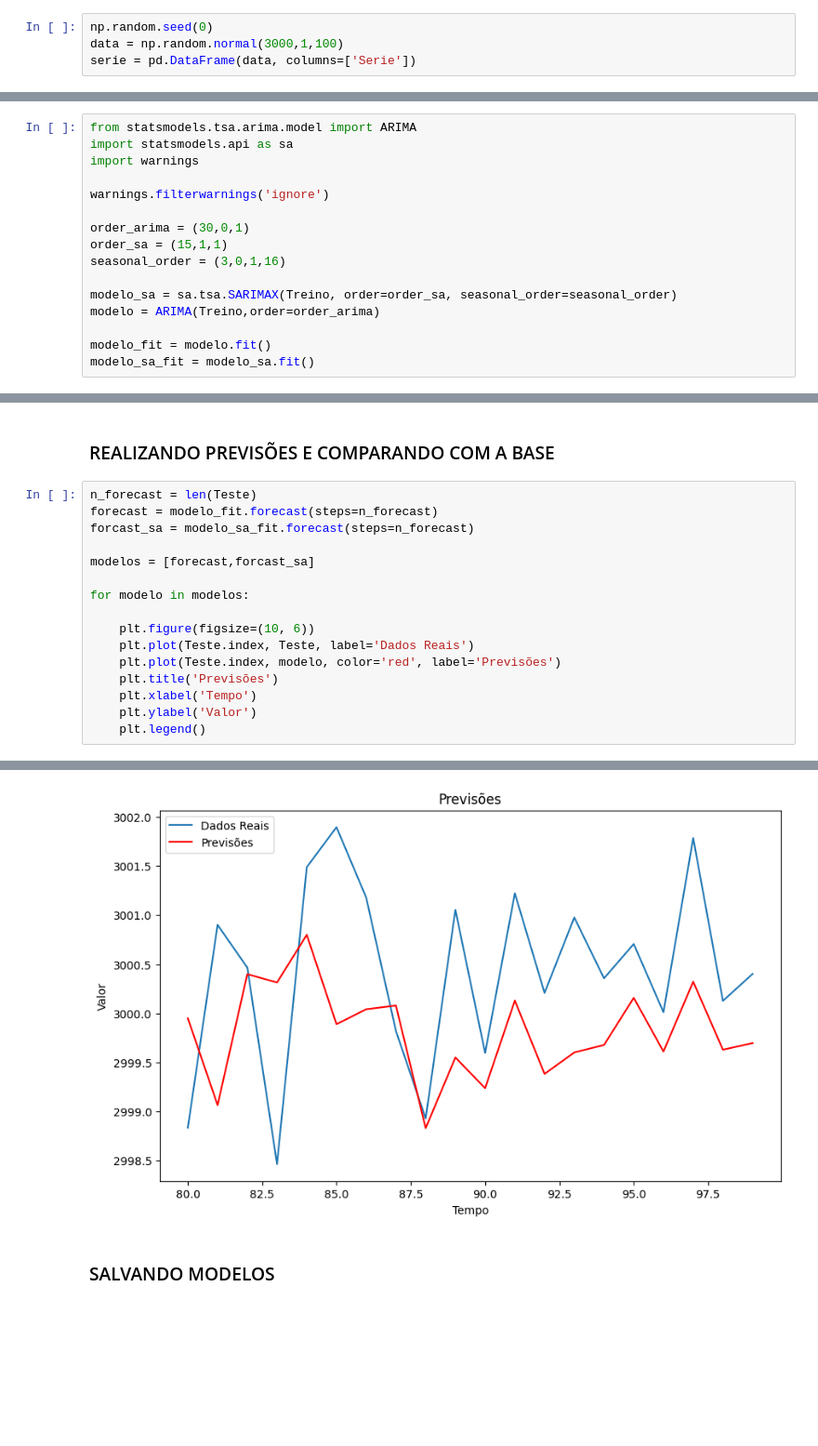
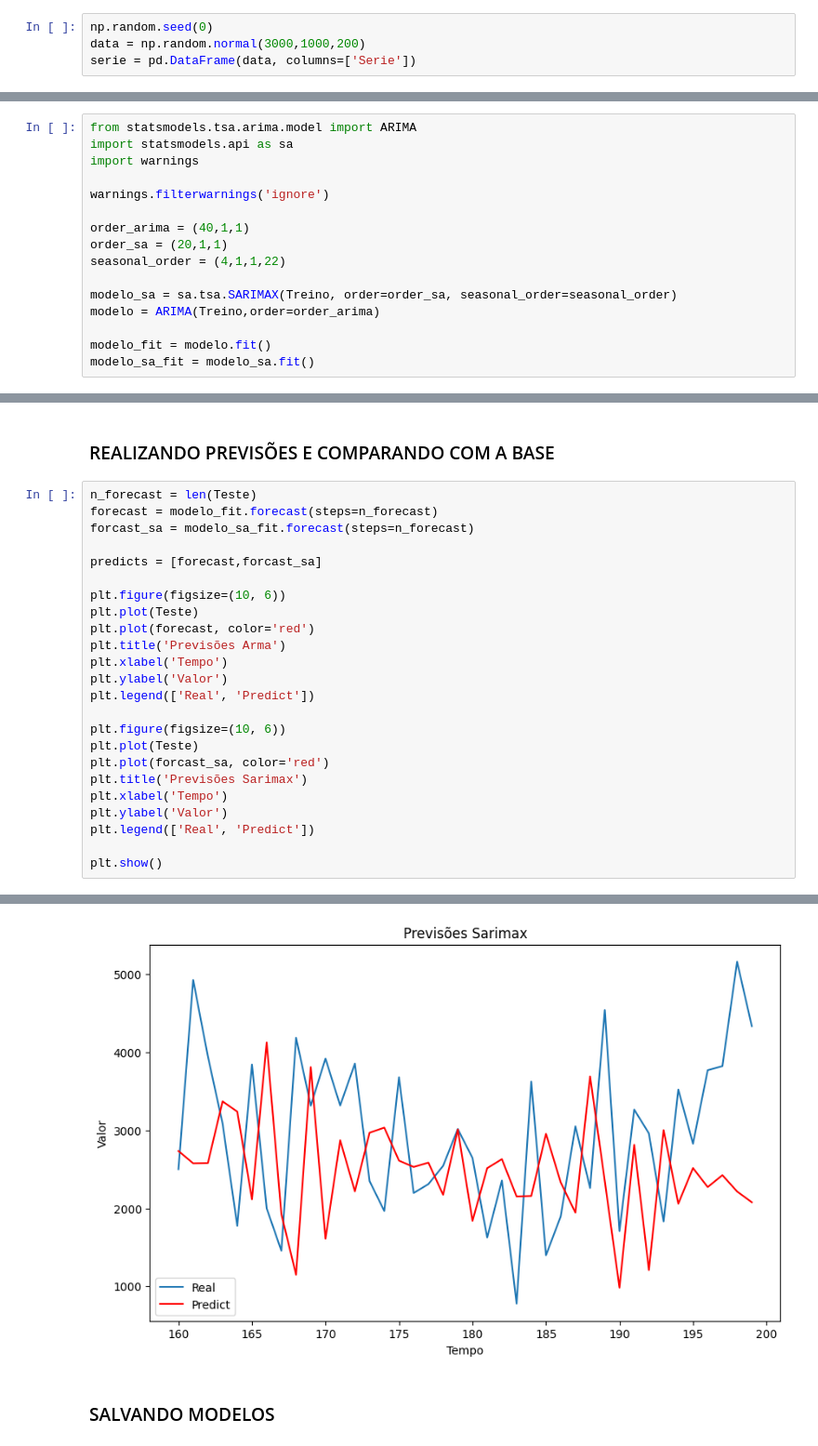
Before and after one commit to Marcosmbd/arima_sarimax_models, a Jupyter notebook: arima_sarimax_models.ipynb, the cells around one changed output, grey strips where cells are left out. Shown: that part at 93% size. Cells and saved outputs as stored; diff of their text form; blank space fills up the shorter version.

Commit message:
refact: Ajuste modelos

```diff
--- a/arima_sarimax_models.ipynb
+++ b/arima_sarimax_models.ipynb
@@ -10,7 +10,7 @@ import joblib
 ### CRIANDO SÉRIE TEMPORAL
 # %%
 np.random.seed(0)
-data = np.random.normal(3000,1,100)
+data = np.random.normal(3000,1000,200)
 serie = pd.DataFrame(data, columns=['Serie'])
 # %% [markdown]
 ### ANALISANDO SÉRIE TEMPORAL
@@ -58,9 +58,9 @@ import warnings
 
 warnings.filterwarnings('ignore')
 
-order_arima = (30,0,1)
-order_sa = (15,1,1)
-seasonal_order = (3,0,1,16)
+order_arima = (40,1,1)
+order_sa = (20,1,1)
+seasonal_order = (4,1,1,22)
 
 modelo_sa = sa.tsa.SARIMAX(Treino, order=order_sa, seasonal_order=seasonal_order)
 modelo = ARIMA(Treino,order=order_arima)
@@ -129,15 +129,23 @@ n_forecast = len(Teste)
 forecast = modelo_fit.forecast(steps=n_forecast)
 forcast_sa = modelo_sa_fit.forecast(steps=n_forecast)
 
-modelos = [forecast,forcast_sa]
+predicts = [forecast,forcast_sa]
 
-for modelo in modelos:
+plt.figure(figsize=(10, 6))
+plt.plot(Teste)
+plt.plot(forecast, color='red')
+plt.title('Previsões Arma')
+plt.xlabel('Tempo')
+plt.ylabel('Valor')
+plt.legend(['Real', 'Predict'])
 
-    plt.figure(figsize=(10, 6))
-    plt.plot(Teste.index, Teste, label='Dados Reais')
-    plt.plot(Teste.index, modelo, color='red', label='Previsões')
-    plt.title('Previsões')
-    plt.xlabel('Tempo')
-    plt.ylabel('Valor')
-    plt.legend()
+plt.figure(figsize=(10, 6))
+plt.plot(Teste)
+plt.plot(forcast_sa, color='red')
+plt.title('Previsões Sarimax')
+plt.xlabel('Tempo')
+plt.ylabel('Valor')
+plt.legend(['Real', 'Predict'])
+
+plt.show()
 # %% [output]
@@ -145,4 +153,4 @@ for modelo in modelos:
-[figure, old version]
+[figure, new version]
 # %% [markdown]
 ### SALVANDO MODELOS
 # %%
```
Also changed, not shown: parts of 10 cells of this notebook.
